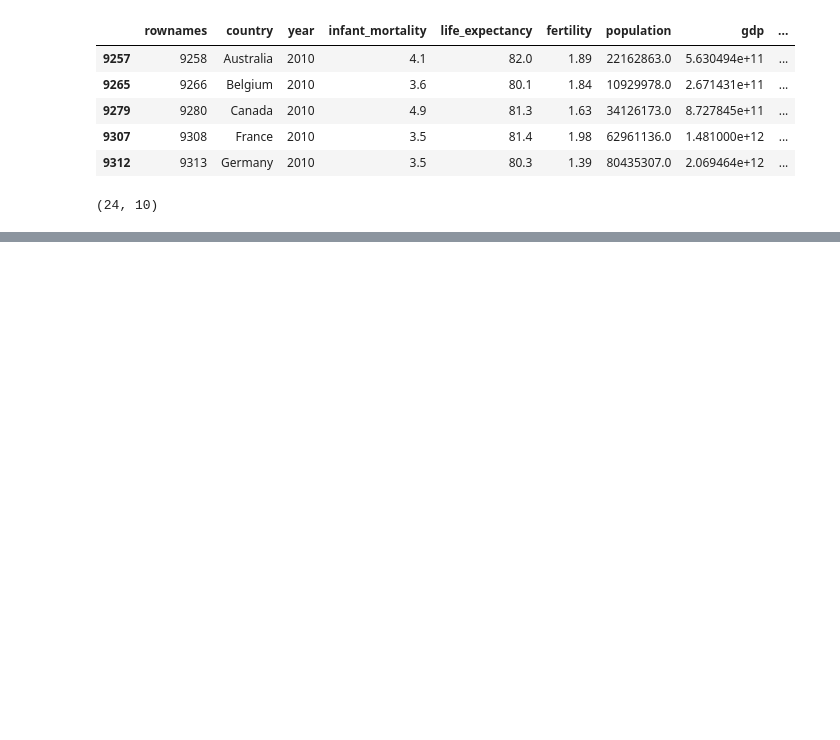
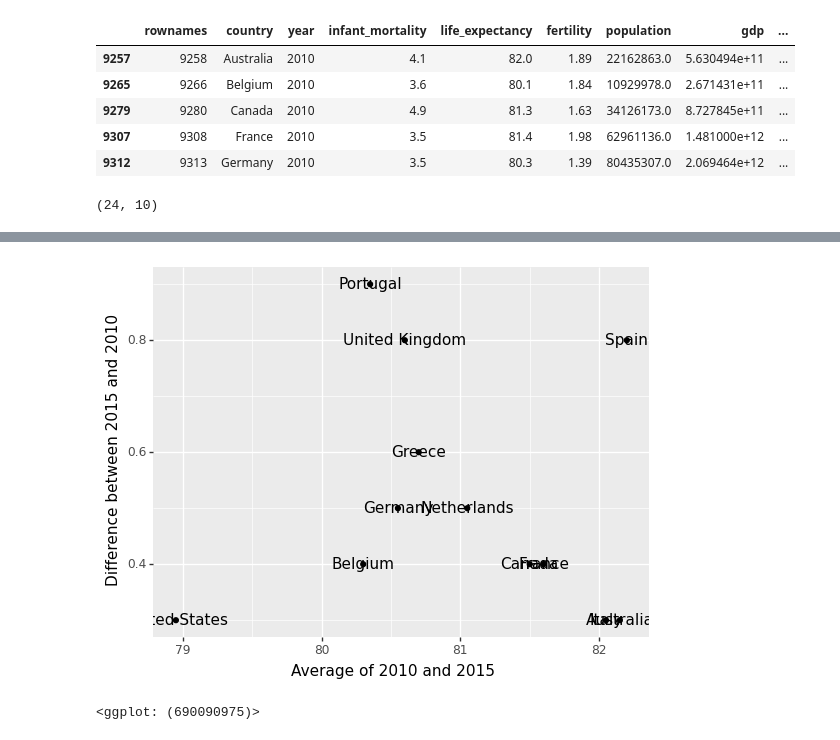
Before and after one commit to pdcos/analise_visual_ciencia_de_dados, a Jupyter notebook: participacao_3/solutions_3.ipynb, the cells around one changed output, grey strips where cells are left out. Drawn from its saved outputs; the diff is of its cells as text; code cells hidden in the pictures; blank space fills up the shorter version.

```diff
--- a/participacao_3/solutions_3.ipynb
+++ b/participacao_3/solutions_3.ipynb
@@ -196,0 +197,21 @@ df_gapminder_enriched['year'] = df_gapminder_enriched['year'].astype(str)
+# %%
+df_gapminder_enriched_ba = (df_gapminder_enriched.assign(year=lambda x: "life_expectancy_" + x['year'].astype(str))
+          .pivot(index='country', columns='year', values='life_expectancy')
+          .reset_index())
+
+# Calculando a média e a diferença
+df_gapminder_enriched_ba['average'] = (df_gapminder_enriched_ba['life_expectancy_2015'] + df_gapminder_enriched_ba['life_expectancy_2010']) / 2
+df_gapminder_enriched_ba['difference'] = df_gapminder_enriched_ba['life_expectancy_2015'] - df_gapminder_enriched_ba['life_expectancy_2010']
+
+# Criando o gráfico
+(
+        ggplot(df_gapminder_enriched_ba, aes(x='average', y='difference', label='country')) +
+        geom_point() +
+        geom_text() +  # O plotnine nao tem a funçao geom_text_repel
+        geom_abline(linetype='dashed') +
+        xlab("Average of 2010 and 2015") +
+        ylab("Difference between 2015 and 2010")
+)
+# %% [output]
+[figure, added]
+<ggplot: (690090975)>
```
Also changed, not shown: parts of 6 cells of this notebook.
